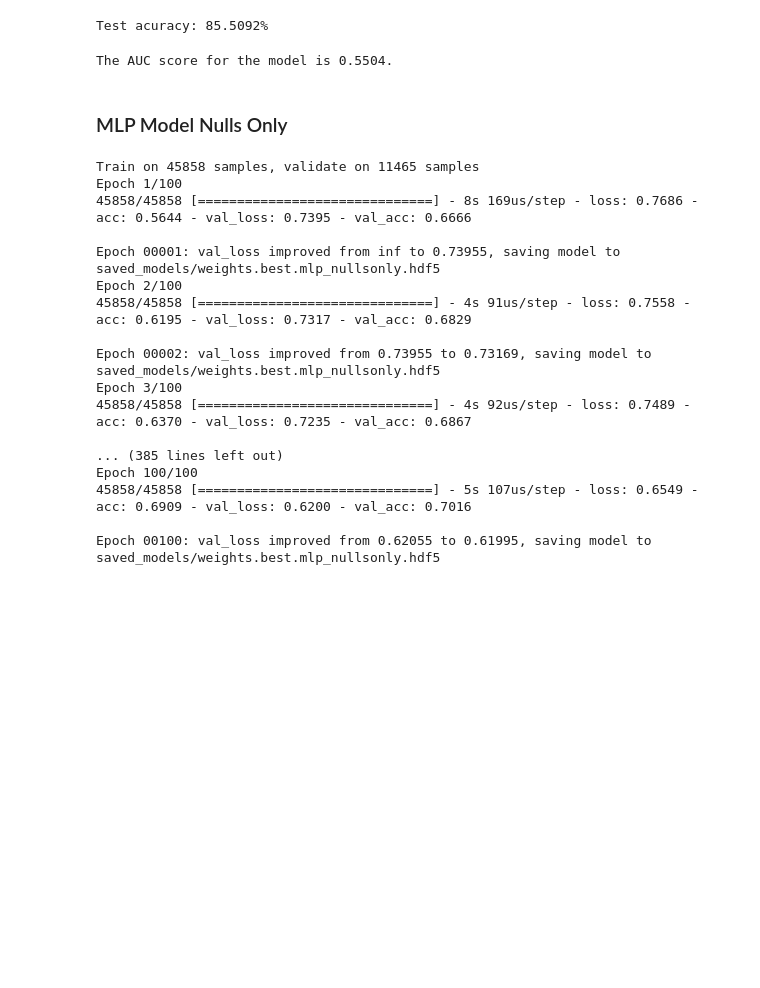
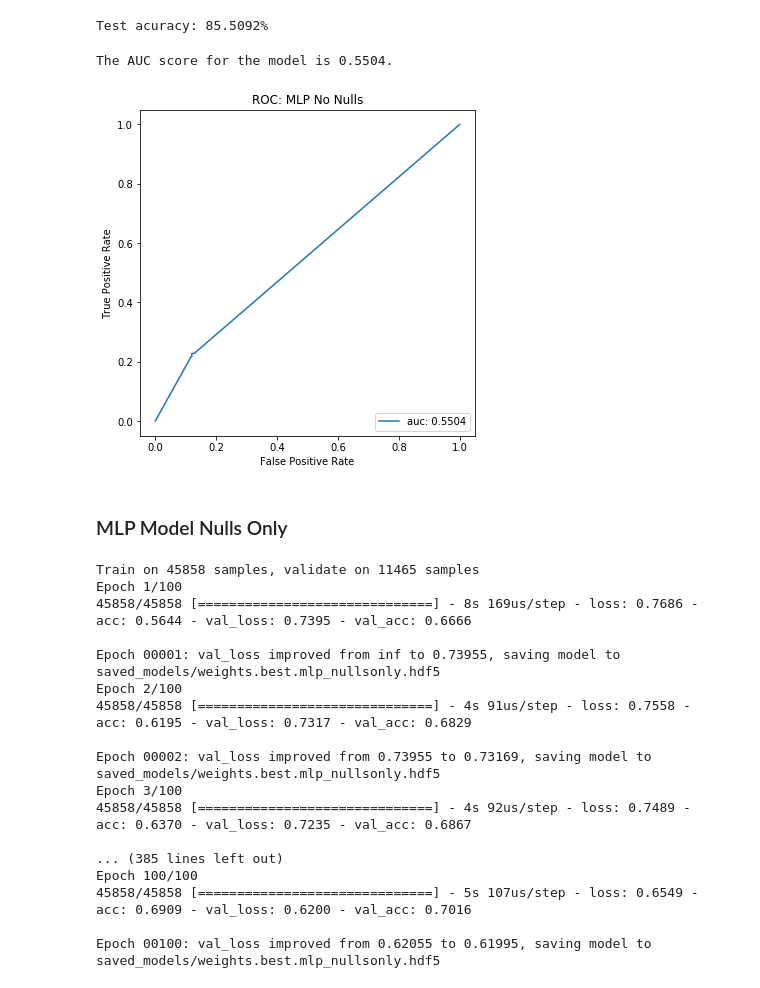
Before and after one commit to brian-campbell-said-mba18/predicting_bankruptcy, a Jupyter notebook: bankruptcy-model.ipynb, the cells around one changed output. Saved outputs shown, nothing was run; the diff lists cells and outputs as text; code cells hidden in the pictures; blank space fills up the shorter version.

Commit message:
ipynb: created all ROC visuals

```diff
--- a/bankruptcy-model.ipynb
+++ b/bankruptcy-model.ipynb
@@ -75,7 +75,7 @@ from sklearn.model_selection import train_test_split
 # for the No Nulls dataset.
 # This comes from Reference 4 in References.
 Xtrain_nonulls, Xval_nonulls, Ytrain_nonulls, Yval_nonulls = train_test_split(
-                    Xtrain_nonulls, Ytrain_nonulls, test_size = 0.3, random_state = 13)
+                    Xtrain_nonulls, Ytrain_nonulls, test_size = 0.2, random_state = 13)
 # %%
 # This creates the logistic regression model for the No Nulls Dataset.
 log_nonulls = LogisticRegression(penalty='l2', max_iter=1000)
@@ -394,6 +393,47 @@ mlp_nonulls_ROC = roc_auc_score(Ytest_nonulls, Ypred_nonulls)
 print("The AUC score for the model is %.4f." % mlp_nonulls_ROC)
 # %% [output]
 The AUC score for the model is 0.5504.
+# %%
+# This imports the necessary library for the ROC Curve.
+from sklearn import metrics
+
+def roc_plot(model, x_test, y_test, title):
+    '''
+    This function plots ROC curves. It takes in
+    the model, title, x_test, y_test as arguments.
+    '''
+    # This sets the size of the plot
+    # This comes from Reference 12 in References
+    plt.figure(figsize=(6.0,6.0))
+
+    # This finds the predicted values of y from the x_test
+    # data.
+    # This comes from Reference 11 in References.
+    pred_probs = model.predict_proba(x_test)
+
+    # This finds the false and true positive rates for
+    # the ROC Curve.
+    # This comes from Reference 11 in References.
+    fpr, tpr, _ = metrics.roc_curve(y_test, pred_probs)
+
+    # This finds the AUC score.
+    # This comes from Reference 11 in References.
+    auc = metrics.roc_auc_score(y_test, pred_probs)
+    auc = str(auc)
+    auc = auc[0:6]
+
+    # This plots the ROC Curve with the AUC label.
+    plt.plot(fpr,tpr,label='auc: ' + auc)
+    plt.legend(loc=4)
+    plt.title(title)
+    plt.xlabel("False Positive Rate")
+    plt.ylabel("True Positive Rate")
+    plt.show()
+# %%
+roc_plot(model=mlp_nonulls, x_test=Xtest_nonulls,
+        y_test=Ytest_nonulls,title="ROC: MLP No Nulls")
+# %% [output]
+[figure, added]
 # %% [markdown]
 ### MLP Model Nulls Only
 # %%
```
Also changed, not shown: parts of 17 cells of this notebook.
